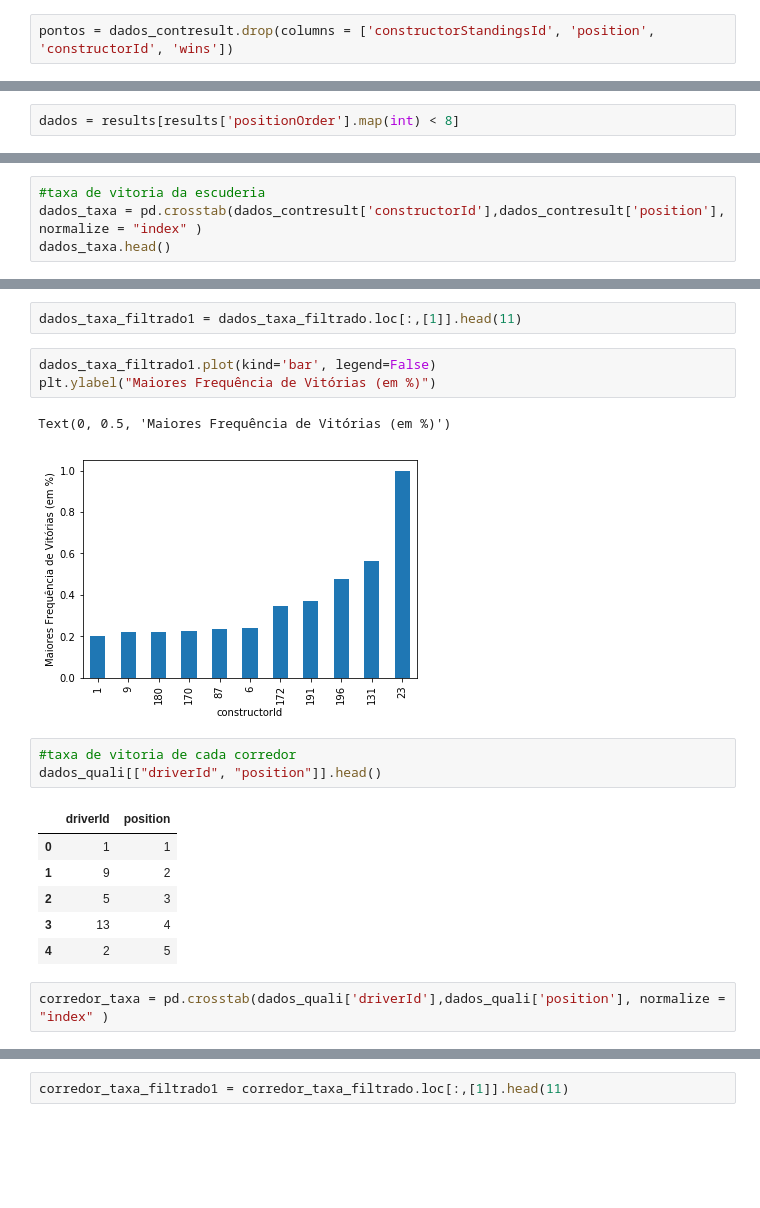
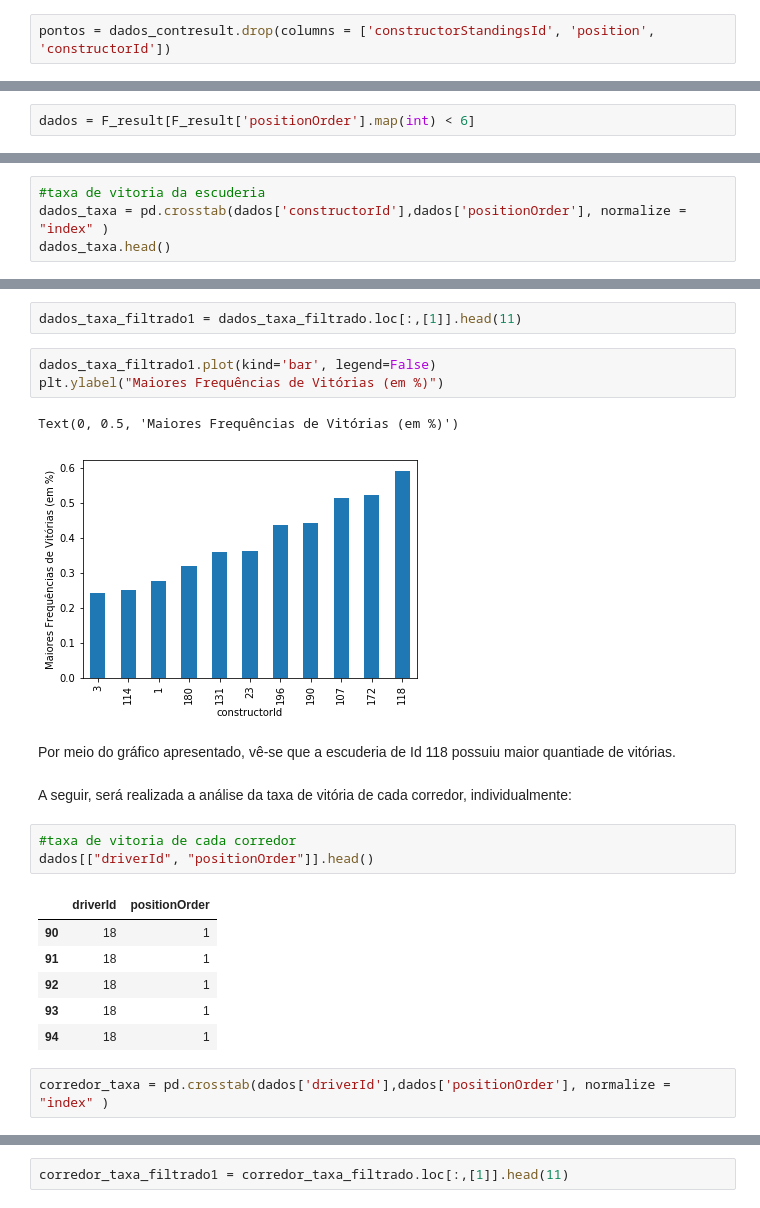
Before and after one commit to Amanda-Carmo/projeto2_cdados, a Jupyter notebook: Projeto 2 DADOS.ipynb, the cells around one changed output, grey strips where cells are left out. Saved outputs shown, nothing was run; the diff lists cells and outputs as text; blank space fills up the shorter version.

```diff
--- a/Projeto 2 DADOS.ipynb
+++ b/Projeto 2 DADOS.ipynb
@@ -130,7 +138,7 @@ dados_contresult.head()
 # %% [markdown]
 Geral:
 # %%
-pontos = dados_contresult.drop(columns = ['constructorStandingsId', 'position', 'constructorId', 'wins'])
+pontos = dados_contresult.drop(columns = ['constructorStandingsId', 'position', 'constructorId'])
 # %%
 pontos.head()
 # %% [output]
@@ -200,5 +208,5 @@ ___
 
 #### De modo a deixar a base de dados mais limpa, serão consideradas as sete primeiras posições de chagada. Desta forma, trata-se o data frame principal, denominado **dados**:
 # %%
-dados = results[results['positionOrder'].map(int) < 8]
+dados = F_result[F_result['positionOrder'].map(int) < 6]
 # %%
@@ -215,5 +229,5 @@ ___
 # %%
 #taxa de vitoria da escuderia
-dados_taxa = pd.crosstab(dados_contresult['constructorId'],dados_contresult['position'], normalize = "index" )
+dados_taxa = pd.crosstab(dados['constructorId'],dados['positionOrder'], normalize = "index" )
 dados_taxa.head()
 # %% [output]
@@ -241,19 +253,23 @@ dados_taxa_filtrado.head()
 dados_taxa_filtrado1 = dados_taxa_filtrado.loc[:,[1]].head(11)
 # %%
 dados_taxa_filtrado1.plot(kind='bar', legend=False)
-plt.ylabel("Maiores Frequência de Vitórias (em %)")
+plt.ylabel("Maiores Frequências de Vitórias (em %)")
 # %% [output]
-Text(0, 0.5, 'Maiores Frequência de Vitórias (em %)')
+Text(0, 0.5, 'Maiores Frequências de Vitórias (em %)')
-[figure, old version]
+[figure, new version]
+# %% [markdown]
+Por meio do gráfico apresentado, vê-se que a escuderia de Id 118 possuiu maior quantiade de vitórias.
+# %% [markdown]
+A seguir, será realizada a análise da taxa de vitória de cada corredor, individualmente:
 # %%
 #taxa de vitoria de cada corredor
-dados_quali[["driverId", "position"]].head()
+dados[["driverId", "positionOrder"]].head()
 # %% [output]
-|  | driverId | position |
-| 0 | 1 | 1 |
-| 1 | 9 | 2 |
-| 2 | 5 | 3 |
-| 3 | 13 | 4 |
-| 4 | 2 | 5 |
+|  | driverId | positionOrder |
+| 90 | 18 | 1 |
+| 91 | 18 | 1 |
+| 92 | 18 | 1 |
+| 93 | 18 | 1 |
+| 94 | 18 | 1 |
 # %%
-corredor_taxa = pd.crosstab(dados_quali['driverId'],dados_quali['position'], normalize = "index" )
+corredor_taxa = pd.crosstab(dados['driverId'],dados['positionOrder'], normalize = "index" )
```
Also changed, not shown: parts of 28 cells of this notebook.
